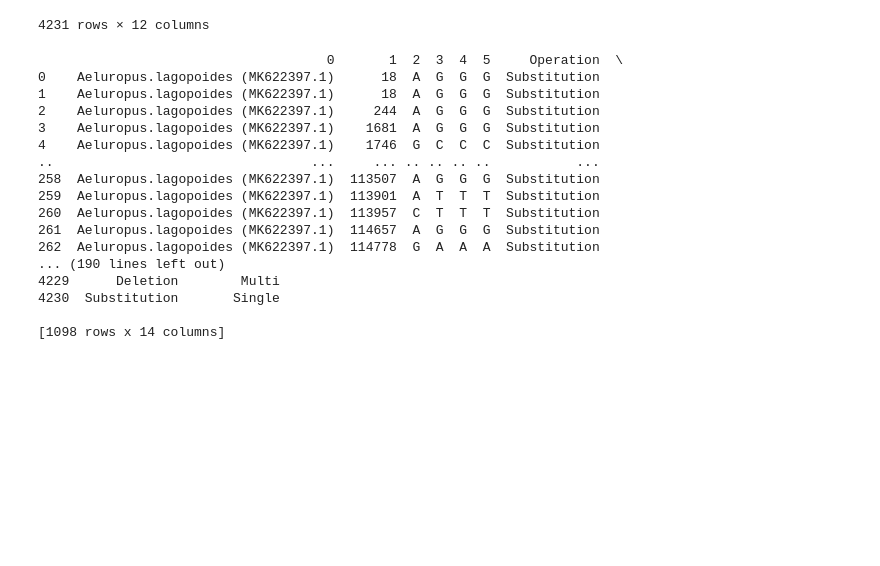
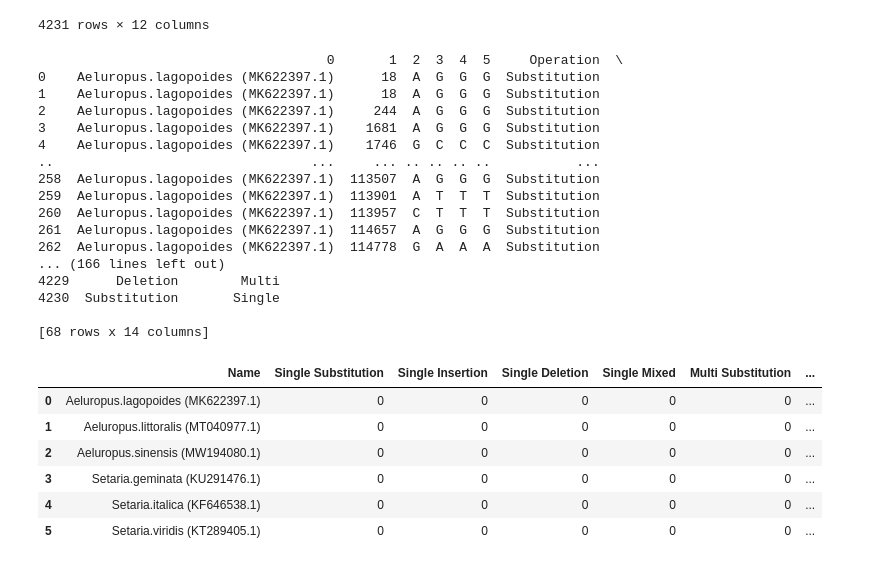
Before and after one commit to AdrianAlbrecht/Collab, a Jupyter notebook: Biolog_naprawa_pliku.ipynb, the cells around one changed output. Drawn from its saved outputs; the diff is of its cells as text; code cells hidden in the pictures; blank space fills up the shorter version.

```diff
--- a/Biolog_naprawa_pliku.ipynb
+++ b/Biolog_naprawa_pliku.ipynb
@@ -46,6 +46,8 @@ ramka_danych
 # %%
 # Zidentyfikuj unikalne wartości w pierwszej kolumnie
 unikalne_wartosci = ramka_danych.iloc[:, 0].unique()
+# Stwórz słownik
+slownik_wartosci = {klucz: [0]*8 for klucz in unikalne_wartosci}
 # Stwórz słownik, gdzie klucze to unikalne wartości, a wartościami są ramki danych
 ramki_danych_slownik = {wartosc: ramka_danych[ramka_danych.iloc[:, 0] == wartosc] for wartosc in unikalne_wartosci}
 for klucz, ramka in ramki_danych_slownik.items():
@@ -56,6 +58,11 @@ for klucz, ramka in ramki_danych_slownik.items():
   ramka['Single/Multi'] = 'Multi'
   indeksy_multi = ramka[(ramka.iloc[:, 1].diff() != 1) & (ramka.iloc[:, 1].shift(-1).diff() != 1)].index
   ramka.loc[indeksy_multi, 'Single/Multi'] = 'Single'
+  # Indeksy do usuniecia (Multi ma być liczone jako jeden)
+  indeksy_do_usuniecia = ramka[(ramka['Single/Multi'] == 'Multi') & (ramka['Single/Multi'].shift(-1) == 'Multi')\
+                                      & (ramka.iloc[:, 1] + 1 == ramka.iloc[:, 1].shift(-1))].index
+  # Usuń niepotrzebne wiersze multi
+  ramka = ramka.drop(index=indeksy_do_usuniecia)
   # Określamy operację
   # insercja T - - - - -
   # delecja - T T T T T
@@ -86,8 +93,25 @@ for klucz, ramka in ramki_danych_slownik.items():
 260  Aeluropus.lagopoides (MK622397.1)  113957  C  T  T  T  Substitution
 261  Aeluropus.lagopoides (MK622397.1)  114657  A  G  G  G  Substitution
 262  Aeluropus.lagopoides (MK622397.1)  114778  G  A  A  A  Substitution
-... (190 lines left out)
+... (166 lines left out)
 4229      Deletion        Multi
 4230  Substitution       Single
 
-[1098 rows x 14 columns]
+[68 rows x 14 columns]
+# %%
+# Przekształć słownik na ramkę danych
+dataset = pd.DataFrame(list(slownik_wartosci.items()), columns=['Name', 'Values'])
+# Rozbij listę na pojedyncze wartości i umieść jako nowe kolumny
+dataset[['Single Substitution','Single Insertion','Single Deletion', 'Single Mixed', \
+          'Multi Substitution','Multi Insertion','Multi Deletion', 'Multi Mixed']] = pd.DataFrame(dataset['Values'].tolist(), index=dataset.index)
+# Usuń niepotrzebną kolumnę 'Wartosci'
+dataset = dataset.drop('Values', axis=1)
+dataset
+# %% [output]
+|  | Name | Single Substitution | Single Insertion | Single Deletion | Single Mixed | Multi Substitution | ... |
+| 0 | Aeluropus.lagopoides (MK622397.1) | 0 | 0 | 0 | 0 | 0 | ... |
+| 1 | Aeluropus.littoralis (MT040977.1) | 0 | 0 | 0 | 0 | 0 | ... |
+| 2 | Aeluropus.sinensis (MW194080.1) | 0 | 0 | 0 | 0 | 0 | ... |
+| 3 | Setaria.geminata (KU291476.1) | 0 | 0 | 0 | 0 | 0 | ... |
+| 4 | Setaria.italica (KF646538.1) | 0 | 0 | 0 | 0 | 0 | ... |
+| 5 | Setaria.viridis (KT289405.1) | 0 | 0 | 0 | 0 | 0 | ... |
```
